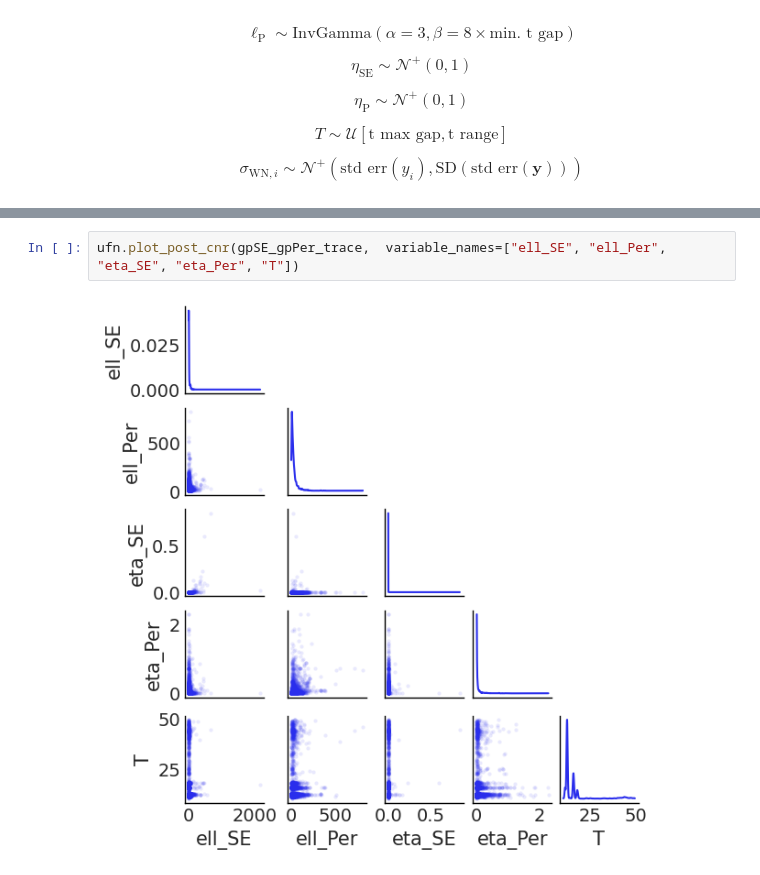
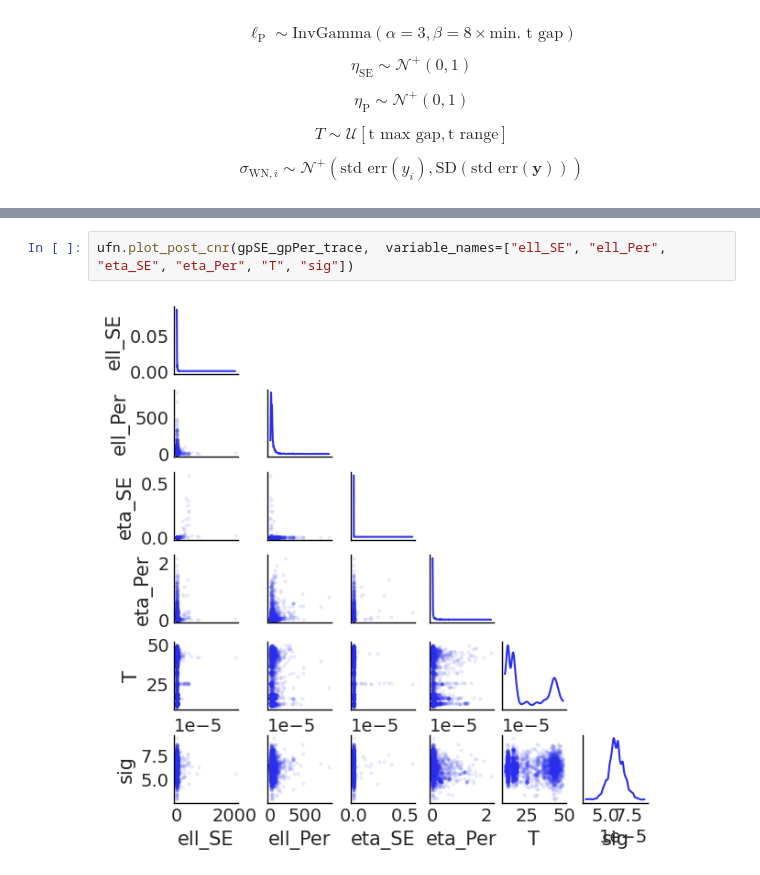
Before and after one commit to shihchingfu/gp-sandbox-thunderkat, a Jupyter notebook: fitting_80_ra271.352_dec-29.642_MAXIJ1803.ipynb, the cells around one changed output, grey strips where cells are left out. Drawn from its saved outputs; the diff is of its cells as text.

```diff
--- a/fitting_80_ra271.352_dec-29.642_MAXIJ1803.ipynb
+++ b/fitting_80_ra271.352_dec-29.642_MAXIJ1803.ipynb
@@ -114,4 +114,4 @@ ax.axvline(x=44, c="r")
 # %%
-ufn.plot_post_cnr(gpSE_gpPer_trace,  variable_names=["ell_SE", "ell_Per", "eta_SE", "eta_Per", "T"])
+ufn.plot_post_cnr(gpSE_gpPer_trace,  variable_names=["ell_SE", "ell_Per", "eta_SE", "eta_Per", "T", "sig"])
 # %% [output]
-[figure, old version]
+[figure, new version]
```
Also changed, not shown: parts of 21 cells of this notebook, 2 other files.
